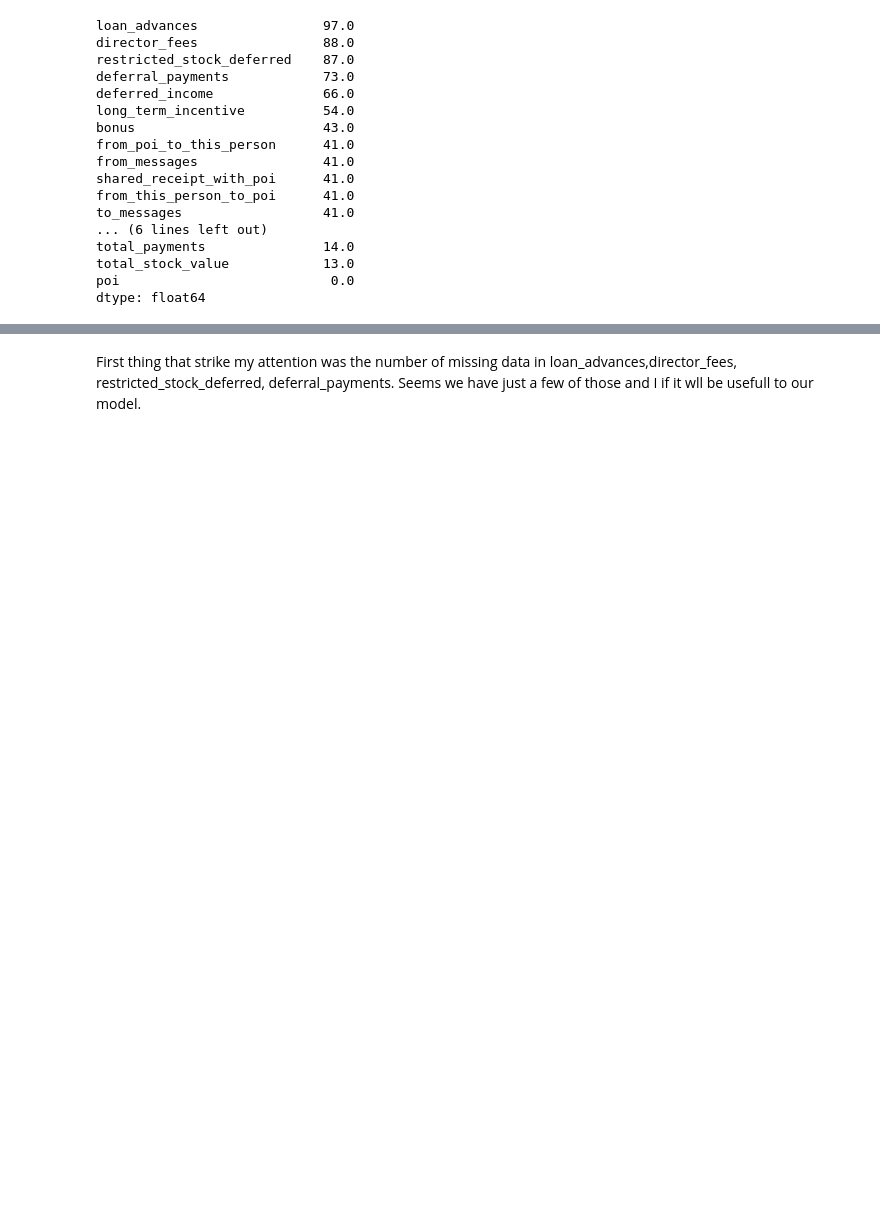
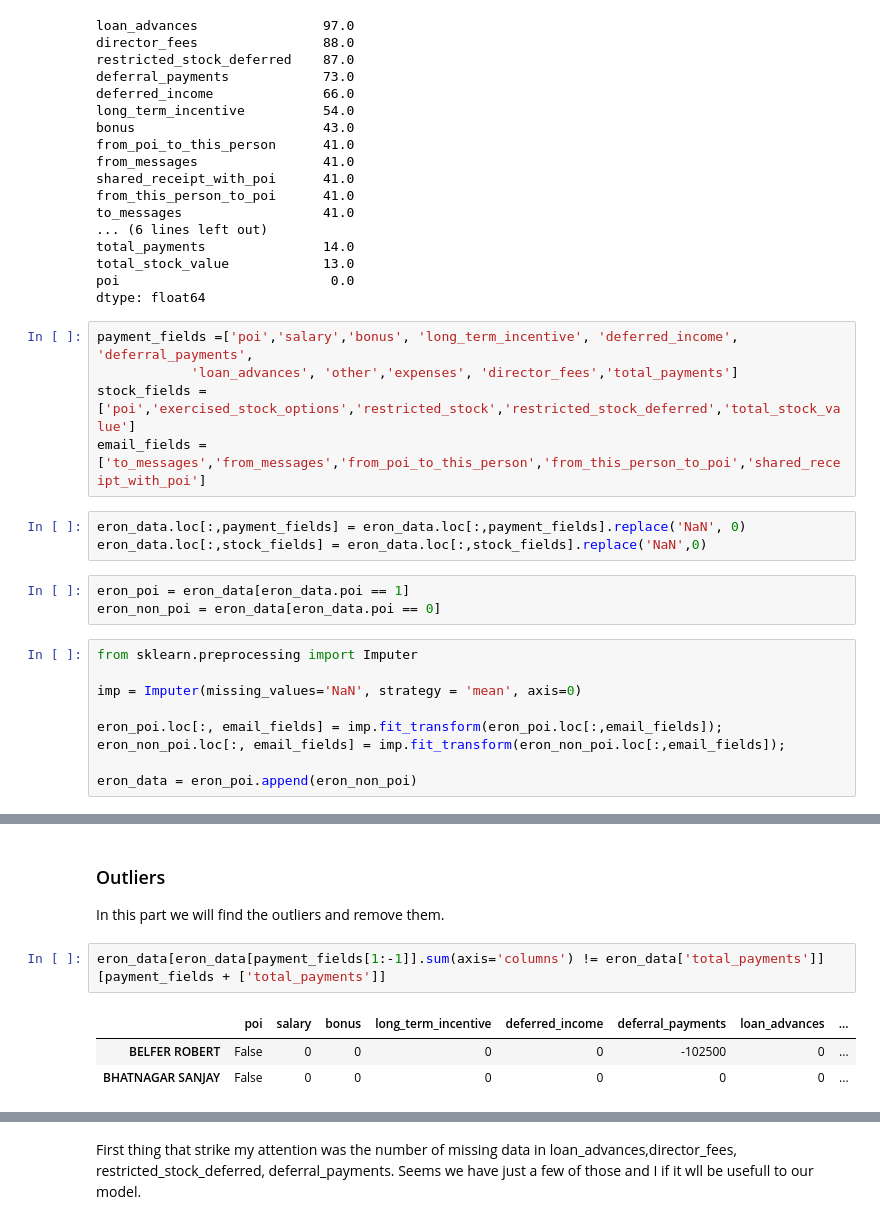
Before and after one commit to andre-yai/Udacity_MachineLearing, a Jupyter notebook: final_project/Identify Fraud from Eron Email.ipynb, the cells around one changed output, grey strips where cells are left out. Saved outputs shown, nothing was run; the diff lists cells and outputs as text; blank space fills up the shorter version.

```diff
--- a/final_project/Identify Fraud from Eron Email.ipynb
+++ b/final_project/Identify Fraud from Eron Email.ipynb
@@ -168,3 +168,23 @@ total_payments               14.0
 total_stock_value            13.0
 poi                           0.0
 dtype: float64
+# %%
+payment_fields =['poi','salary','bonus', 'long_term_incentive', 'deferred_income', 'deferral_payments',
+            'loan_advances', 'other','expenses', 'director_fees','total_payments']
+stock_fields =['poi','exercised_stock_options','restricted_stock','restricted_stock_deferred','total_stock_value']
+email_fields =['to_messages','from_messages','from_poi_to_this_person','from_this_person_to_poi','shared_receipt_with_poi']
+# %%
+eron_data.loc[:,payment_fields] = eron_data.loc[:,payment_fields].replace('NaN', 0)
+eron_data.loc[:,stock_fields] = eron_data.loc[:,stock_fields].replace('NaN',0)
+# %%
+eron_poi = eron_data[eron_data.poi == 1]
+eron_non_poi = eron_data[eron_data.poi == 0]
+# %%
+from sklearn.preprocessing import Imputer
+
+imp = Imputer(missing_values='NaN', strategy = 'mean', axis=0)
+
+eron_poi.loc[:, email_fields] = imp.fit_transform(eron_poi.loc[:,email_fields]);
+eron_non_poi.loc[:, email_fields] = imp.fit_transform(eron_non_poi.loc[:,email_fields]);
+
+eron_data = eron_poi.append(eron_non_poi)
@@ -170,0 +239,10 @@ dtype: float64
+# %% [markdown]
+### Outliers
+
+In this part we will find the outliers and remove them.
+# %%
+eron_data[eron_data[payment_fields[1:-1]].sum(axis='columns') != eron_data['total_payments']][payment_fields + ['total_payments']]
+# %% [output]
+|  | poi | salary | bonus | long_term_incentive | deferred_income | deferral_payments | loan_advances | ... |
+| BELFER ROBERT | False | 0 | 0 | 0 | 0 | -102500 | 0 | ... |
+| BHATNAGAR SANJAY | False | 0 | 0 | 0 | 0 | 0 | 0 | ... |
```
Also changed, not shown: parts of 70 cells of this notebook, 2 other files.
